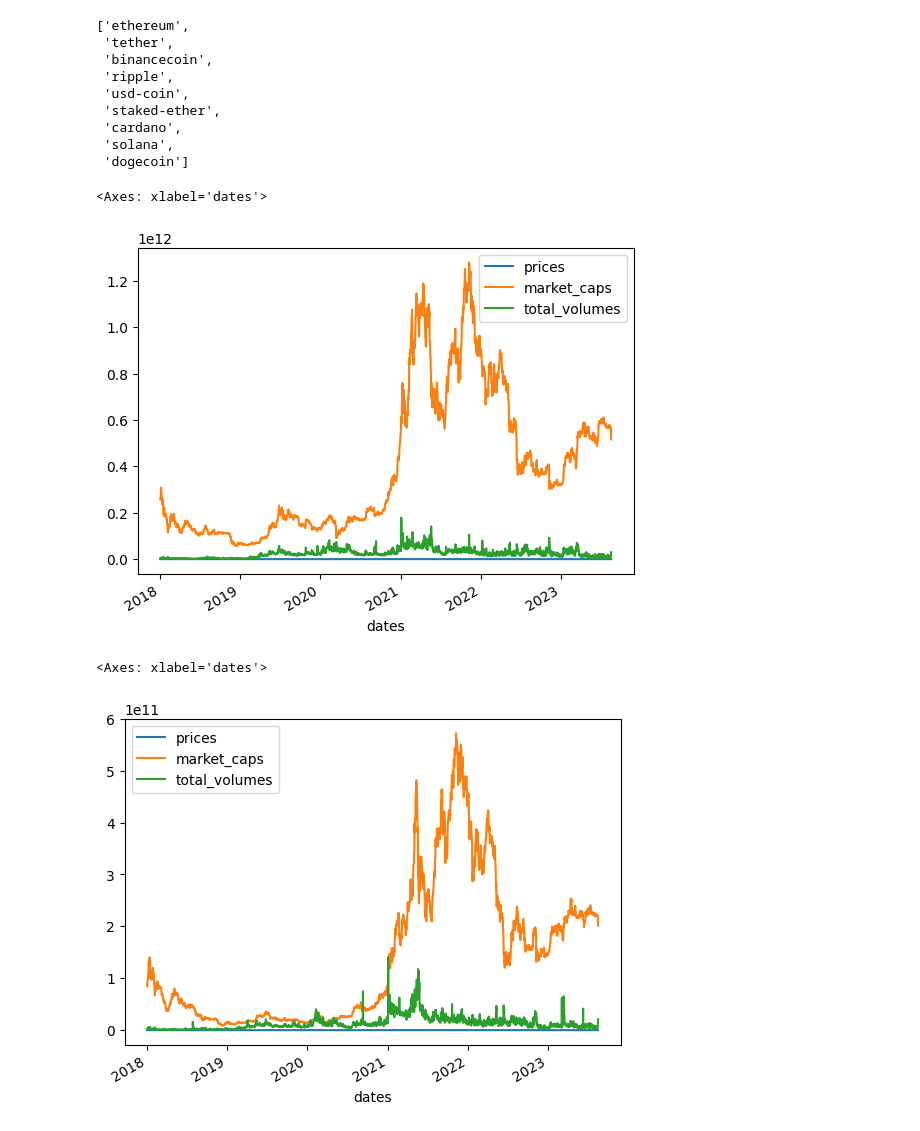
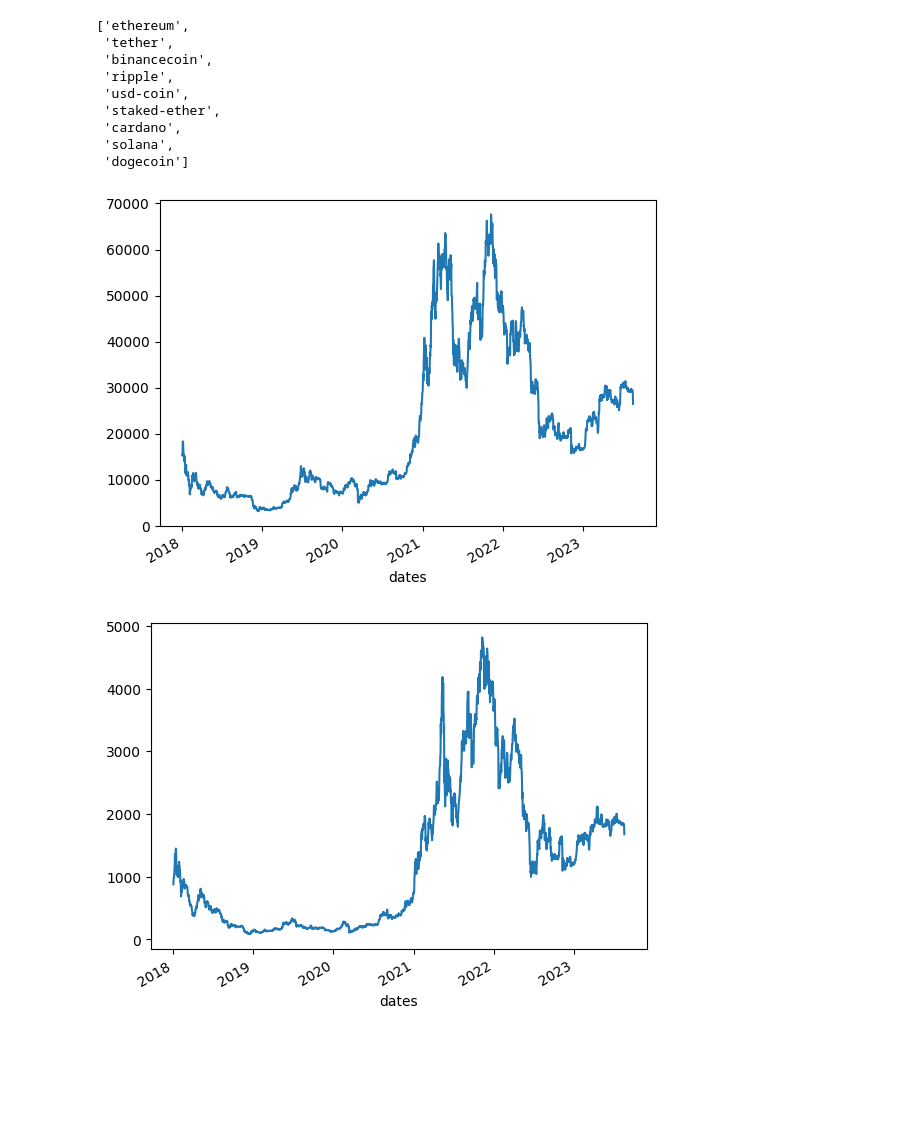
Before and after one commit to someonefrom93/PIDA_J_DIEGO, a Jupyter notebook: eda_gecko.ipynb, the cells around one changed output. Drawn from its saved outputs; the diff is of its cells as text; code cells hidden in the pictures; blank space fills up the shorter version.

```diff
--- a/eda_gecko.ipynb
+++ b/eda_gecko.ipynb
@@ -720,12 +720,10 @@ dogecoin_df = market_chart_coins[9]["dogecoin"]
 # solana_df.to_csv("data/solana_df.csv")
 # dogecoin_df.to_csv("data/dogecoin_df.csv")
 # %%
-bitcoin_df.set_index("dates", drop=True).plot()
+bitcoin_df.set_index("dates", drop=True)["prices"].plot();
 # %% [output]
-<Axes: xlabel='dates'>
-[figure, old version]
+[figure, new version]
 # %%
-ethereum_df.set_index("dates", drop=True).plot()
+ethereum_df.set_index("dates", drop=True)["prices"].plot();
 # %% [output]
-<Axes: xlabel='dates'>
-[figure, old version]
+[figure, new version]
```
Also changed, not shown: parts of 2 cells of this notebook.
